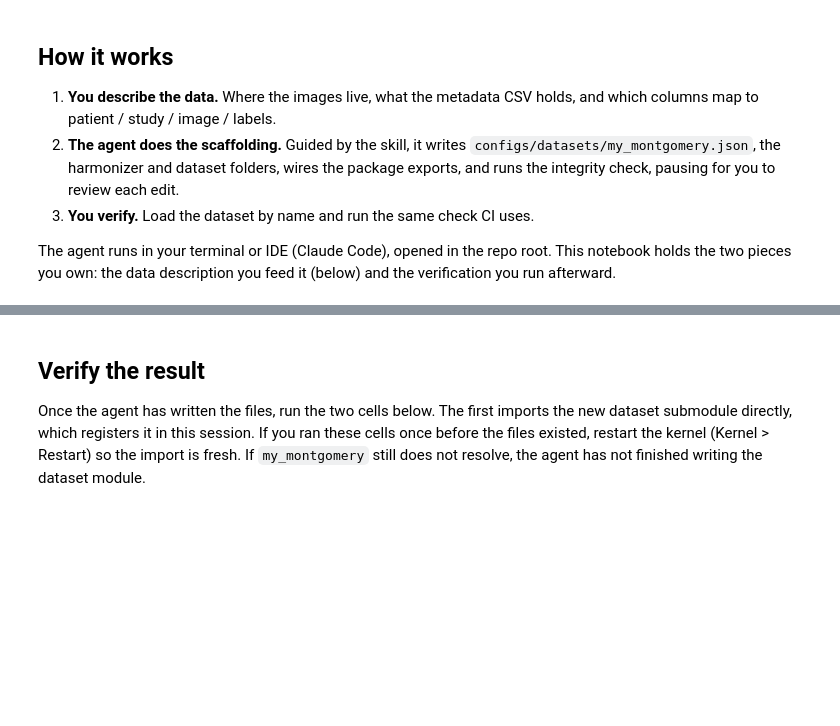
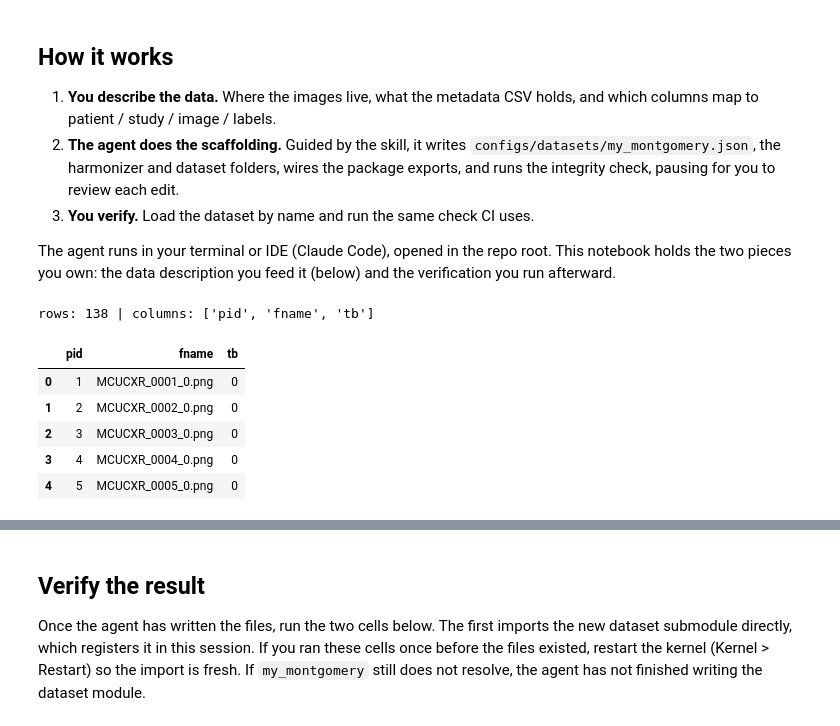
Before and after one commit to f10409/RadHarmony, a Jupyter notebook: datathon26/3_radharmony_hands_on_add_dataset.ipynb, the cells around one changed output, grey strips where cells are left out. Cells and saved outputs as stored; diff of their text form; code cells hidden in the pictures; blank space fills up the shorter version.

```diff
--- a/datathon26/3_radharmony_hands_on_add_dataset.ipynb
+++ b/datathon26/3_radharmony_hands_on_add_dataset.ipynb
@@ -31,14 +31,22 @@ This notebook holds the two pieces you own: the data description you feed it
 # %%
 import pandas as pd
 
 # Point at the toy data. base_image_dir is the folder holding every PNG;
 # the metadata CSV ships with the tutorial (relative to this folder).
-INDEX_CSV = "data/montgomery_toy.csv"
-MONTGOMERY_DIR = "/mnt/NAS4/datasets/external/Montgomery-CXR/MontgomerySet/CXR_png/"
+INDEX_CSV = "/mnt/efs/cxr/session_data/montgomery_toy.csv"
+MONTGOMERY_DIR = "/mnt/efs/cxr/Montgomery-CXR/MontgomerySet/CXR_png/"
 
 raw = pd.read_csv(INDEX_CSV)
 print("rows:", len(raw), "| columns:", list(raw.columns))
 raw.head()
+# %% [output]
+rows: 138 | columns: ['pid', 'fname', 'tb']
+|  | pid | fname | tb |
+| 0 | 1 | MCUCXR_0001_0.png | 0 |
+| 1 | 2 | MCUCXR_0002_0.png | 0 |
+| 2 | 3 | MCUCXR_0003_0.png | 0 |
+| 3 | 4 | MCUCXR_0004_0.png | 0 |
+| 4 | 5 | MCUCXR_0005_0.png | 0 |
 # %% [markdown]
 ## The prompt
 
```
Also changed, not shown: parts of 3 cells of this notebook.
